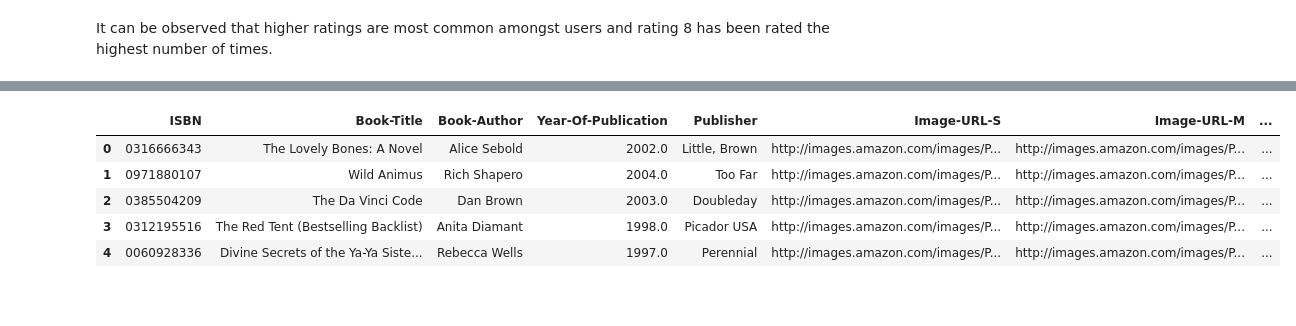
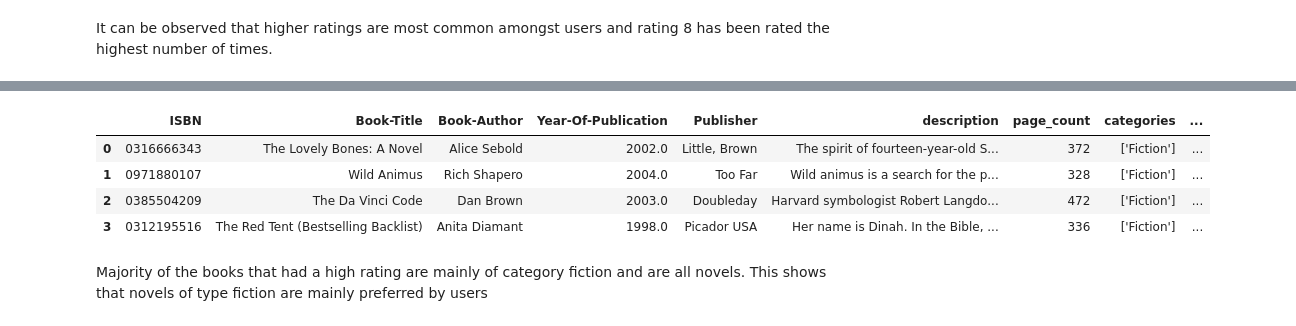
Before and after one commit to Azegele/Phase-5-Project, a Jupyter notebook: index.ipynb, the cells around one changed output, grey strips where cells are left out. Drawn from its saved outputs; the diff is of its cells as text; code cells hidden in the pictures; blank space fills up the shorter version.

```diff
--- a/index.ipynb
+++ b/index.ipynb
@@ -682,0 +887,3 @@ books['ISBN'] = books['ISBN'].str.upper()
+# %%
+#Filling Nan of Publisher with its publisher
+published2.Publisher.fillna('Bantam',inplace=True)
@@ -682,0 +907,3 @@ books['ISBN'] = books['ISBN'].str.upper()
+# %%
+#Filling Nan of Page count with 0
+published2.page_count.fillna('000.0',inplace=True)
@@ -682,0 +927,6 @@ books['ISBN'] = books['ISBN'].str.upper()
+# %%
+#filling NaN of categories with None
+published2.categories.fillna('None',inplace=True)
+# %%
+## Uppercasing all alphabets in ISBN
+published2['ISBN'] = published2['ISBN'].str.upper()
@@ -715,15 +1012,16 @@ rating_count.sort_values('Book-Rating', ascending=False).head()
 # %%
 #discovering which book is displayed by the above ISBN numbers
 most_rated_books = pd.DataFrame(['0316666343', '0971880107', '0385504209', '0312195516', '0060928336'], index=np.arange(5), columns = ['ISBN'])
-most_rated_books_summary = pd.merge(most_rated_books, books, on='ISBN')
+most_rated_books_summary = pd.merge(most_rated_books, published2, on='ISBN')
 most_rated_books_summary
 # %% [output]
-|  | ISBN | Book-Title | Book-Author | Year-Of-Publication | Publisher | Image-URL-S | Image-URL-M | ... |
-| 0 | 0316666343 | The Lovely Bones: A Novel | Alice Sebold | 2002.0 | Little, Brown | http://images.amazon.com/images/P... | http://images.amazon.com/images/P... | ... |
-| 1 | 0971880107 | Wild Animus | Rich Shapero | 2004.0 | Too Far | http://images.amazon.com/images/P... | http://images.amazon.com/images/P... | ... |
-| 2 | 0385504209 | The Da Vinci Code | Dan Brown | 2003.0 | Doubleday | http://images.amazon.com/images/P... | http://images.amazon.com/images/P... | ... |
-| 3 | 0312195516 | The Red Tent (Bestselling Backlist) | Anita Diamant | 1998.0 | Picador USA | http://images.amazon.com/images/P... | http://images.amazon.com/images/P... | ... |
-| 4 | 0060928336 | Divine Secrets of the Ya-Ya Siste... | Rebecca Wells | 1997.0 | Perennial | http://images.amazon.com/images/P... | http://images.amazon.com/images/P... | ... |
+|  | ISBN | Book-Title | Book-Author | Year-Of-Publication | Publisher | description | page_count | categories | ... |
+| 0 | 0316666343 | The Lovely Bones: A Novel | Alice Sebold | 2002.0 | Little, Brown | The spirit of fourteen-year-old S... | 372 | ['Fiction'] | ... |
+| 1 | 0971880107 | Wild Animus | Rich Shapero | 2004.0 | Too Far | Wild animus is a search for the p... | 328 | ['Fiction'] | ... |
+| 2 | 0385504209 | The Da Vinci Code | Dan Brown | 2003.0 | Doubleday | Harvard symbologist Robert Langdo... | 472 | ['Fiction'] | ... |
+| 3 | 0312195516 | The Red Tent (Bestselling Backlist) | Anita Diamant | 1998.0 | Picador USA | Her name is Dinah. In the Bible, ... | 336 | ['Fiction'] | ... |
+# %% [markdown]
+Majority of the books that had a high rating are mainly of category fiction and are all novels. This shows that novels of type fiction are mainly preferred by users
 # %%
 # Create column Rating average
 ratings_explicit['Avg_Rating']=ratings_explicit.groupby('ISBN')['Book-Rating'].transform('mean')
```
Also changed, not shown: parts of 67 cells of this notebook.
